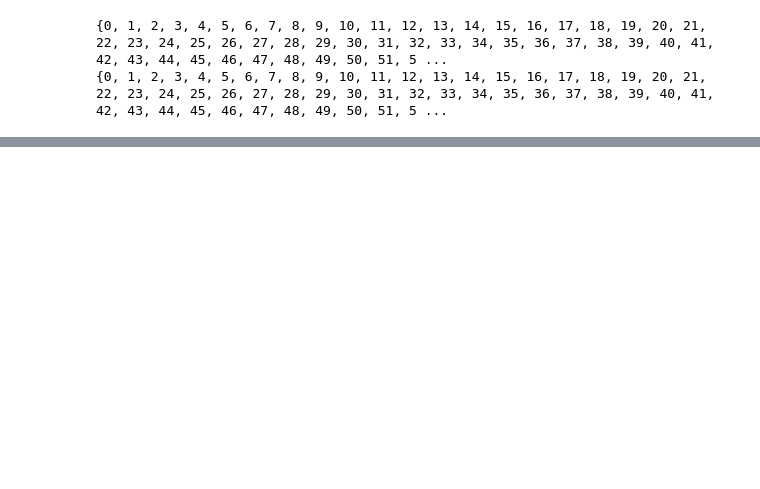
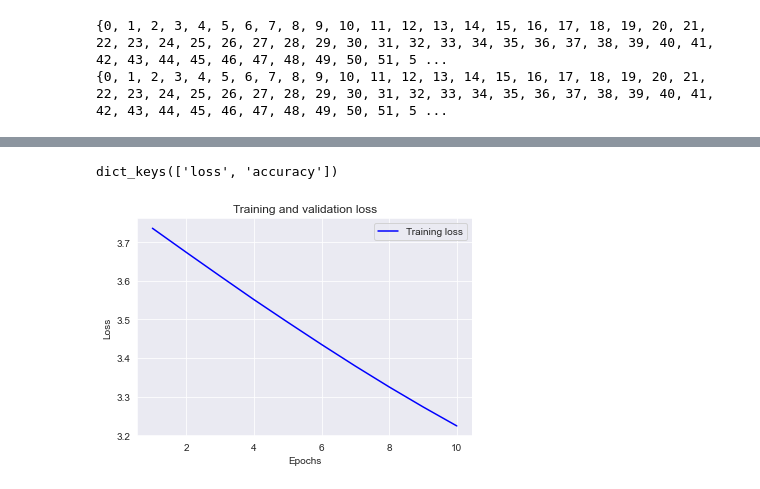
Before and after one commit to 2catycm/SUSTech-CS303_311-Artificial-Intelligence-Project, a Jupyter notebook: experiment/Project3 古诗词分类/Model.ipynb, the cells around one changed output, grey strips where cells are left out. Drawn from its saved outputs; the diff is of its cells as text; code cells hidden in the pictures; blank space fills up the shorter version.

```diff
--- a/experiment/Project3 古诗词分类/Model.ipynb
+++ b/experiment/Project3 古诗词分类/Model.ipynb
@@ -124,12 +139,12 @@ vocab_size = 7611
 train_data = keras.preprocessing.sequence.pad_sequences(train_x,
                                                         value=vocab_size,
                                                         padding='post',
-                                                        maxlen=56)
+                                                        maxlen=65)
 
 test_data = keras.preprocessing.sequence.pad_sequences(test_x,
                                                        value=vocab_size,
                                                        padding='post',
-                                                       maxlen=56)
+                                                       maxlen=65)
 # 假入强行56，会怎么样？  TODO 可以改为4500
 # %%
 print(decode_poetry([i for i in test_data[0] if i != vocab_size]))
@@ -157,7 +172,7 @@ model.add(keras.layers.Embedding(vocab_size+1, 16)) # 变成16个字
 model.add(keras.layers.GlobalAveragePooling1D()) # 把变长的张量变长定长的？
 # 对于每一个 嵌入向量，每个单词16维，一句话不定长，直接把一句话的词向量求平均加起来。
 # model.add(keras.layers.Dense(256, activation='relu')) # （输出为）16个单元的全连接层。
-model.add(keras.layers.Dense(1600, activation='relu')) # （输出为）16个单元的全连接层。
+# model.add(keras.layers.Dense(1600, activation='relu')) # （输出为）16个单元的全连接层。
 model.add(keras.layers.Dense(poets, activation='softmax')) #对上一层的结构dense为一个，然后sigmoid？
 
 
@@ -190,5 +205,5 @@ earlystop_callback = EarlyStopping(
   monitor='val_accuracy', min_delta=0.0001,
   patience=1)
 # %%
-history = model.fit(train_data, train_y, epochs=100)
+history = model.fit(train_data, train_y, epochs=10)
 # %% [output]
@@ -217,0 +236,24 @@ print(results)  # 好垃圾，0.16
+# %%
+history_dict = history.history
+history_dict.keys()
+# %% [output]
+dict_keys(['loss', 'accuracy'])
+# %%
+import matplotlib.pyplot as plt
+
+acc = history_dict['accuracy']
+loss = history_dict['loss']
+
+epochs = range(1, len(acc) + 1)
+
+# “bo”代表 "蓝点"
+plt.plot(epochs, loss, 'b', label='Training loss')
+# b代表“蓝色实线”
+plt.title('Training and validation loss')
+plt.xlabel('Epochs')
+plt.ylabel('Loss')
+plt.legend()
+
+plt.show()
+# %% [output]
+[figure, added]
```
Also changed, not shown: parts of 7 cells of this notebook.
